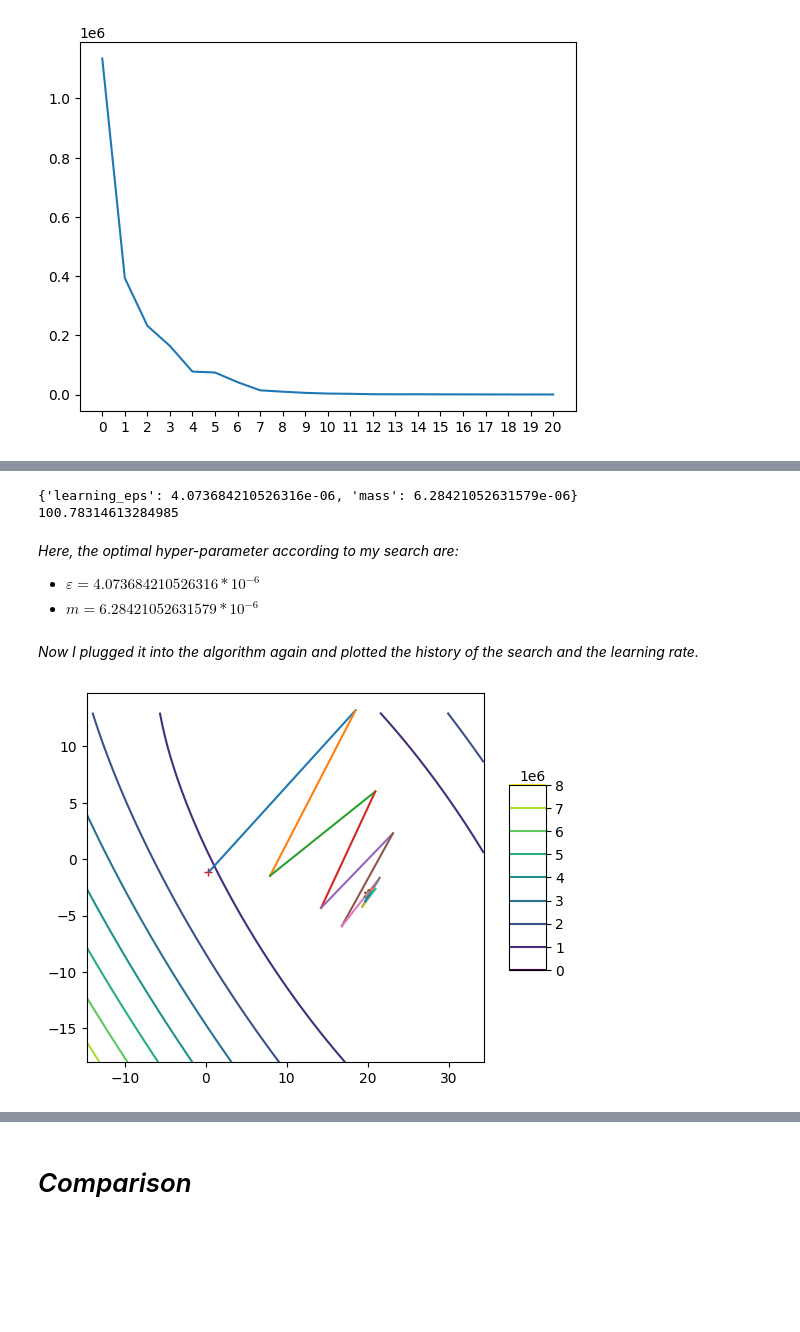
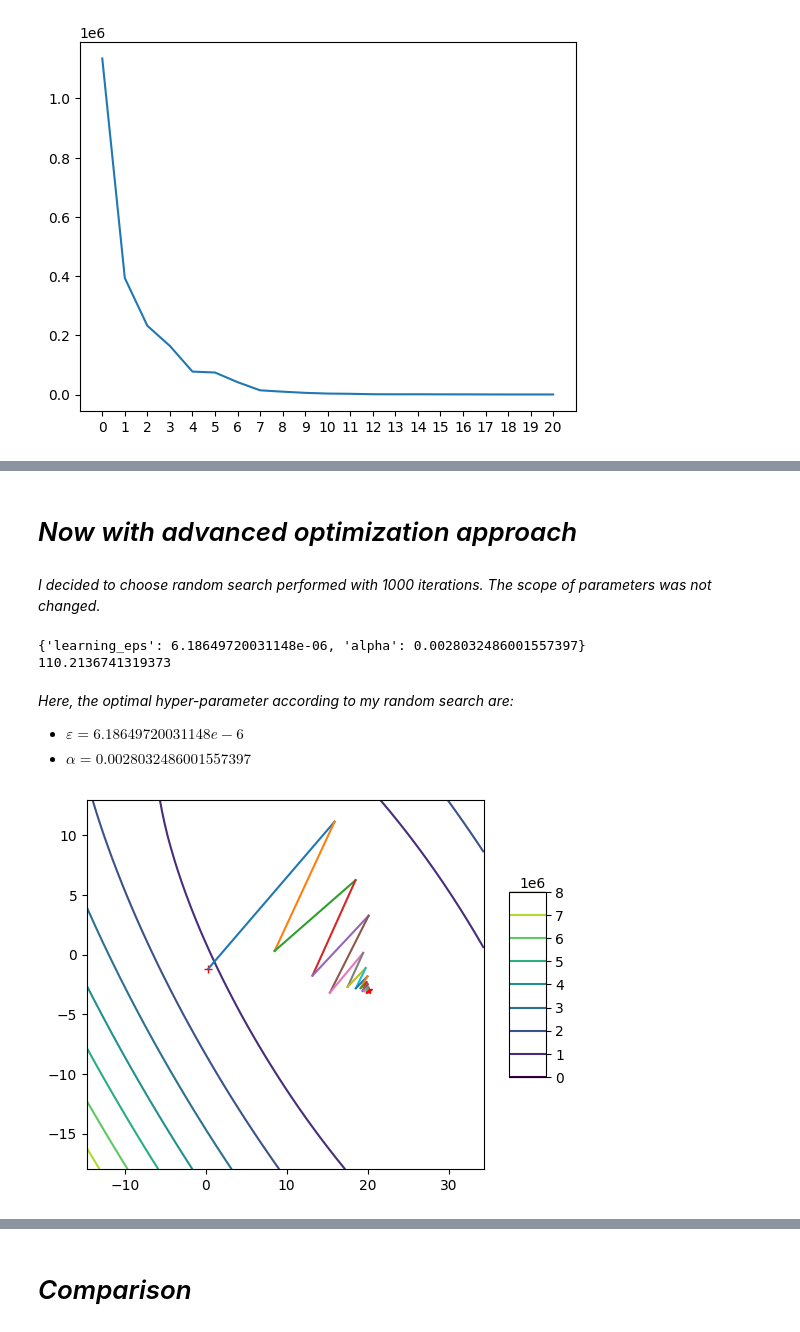
Before and after one commit to gundermann/DML_notebooks, a Jupyter notebook: assignments/assignment10 - Variants of stochastic gradient-based optimization.ipynb, the cells around one changed output, grey strips where cells are left out. Saved outputs shown, nothing was run; the diff lists cells and outputs as text; code cells hidden in the pictures; blank space fills up the shorter version.

```diff
--- a/assignments/assignment10 - Variants of stochastic gradient-based optimization.ipynb
+++ b/assignments/assignment10 - Variants of stochastic gradient-based optimization.ipynb
@@ -208,5 +201,8 @@ learning_eps = 0.00000006 # needed to change the learning rate. Otherwise I got
 # %% [markdown]
 ## SGD with adaptive learning rate
+# %%
+# SGD
+grad_loss2 = lambda ws, randinces: grad_mse(ws, m1, gradients1, XX[randinces, :], Y[randinces])
 # %% [markdown]
 The learning rate $\varepsilon$ is adapted in each iteration, e.g., exponentially by $\varepsilon_{k+1} = (1-\alpha)\varepsilon_{k}$ with $\alpha$ a new hyper-parameter.
 # %%
@@ -312,44 +270,55 @@ def stochastic_grad_desc_mse_with_momentum(K, ws, learning_eps, loss, grad_loss,
+# %% [markdown]
+# *Now with advanced optimization approach*
+# %% [markdown]
+*I decided to choose random search performed with 1000 iterations. The scope of parameters was not changed.*
 # %%
+from scipy.stats import uniform
+from tqdm import tqdm
 
-params = np.linspace(1/10*6e-6, 11/10*6e-6, 20)
+def sample_params(param_dist, random_state):
+    params = {}
+    for key, dist in param_dist.items():
+        params[key] = dist.rvs(random_state = random_state)
+    return params
 
-param_grid = {
-    'learning_eps': params.tolist(),
-    'mass': params.tolist()
+param_dist = {
+    'learning_eps': uniform(6e-7,6e-5),
+    'alpha': uniform(1e-5,3e-2)
 }
 
+n_iter = 1000
 best_score = 10000000
 best_params = None
 
-for learning_eps in param_grid['learning_eps']:
-    for mass in param_grid['mass']:
-        np.random.seed(42) # to be fair with the selection of mini batches in the whole search space
-        [ws, history] = stochastic_grad_desc_mse_with_momentum(K, ws0, learning_eps, mse1, grad_loss2, len(XX), mass, False)
+for i in tqdm(range(n_iter)):
+    params = sample_params(param_dist, i)
+    learning_eps = params['learning_eps']
+    alpha = params['alpha']
+    np.random.seed(42) # to be fair with the selection of mini batches in the whole search space
+    [ws, history] = stochastic_adaptive_grad_desc_mse(K, ws0, learning_eps, mse1, grad_loss2, len(XX), alpha, False)
 
-        score = mse1(ws)
-        if score < best_score:
-            best_score = score
-            best_params = {'learning_eps': learning_eps, 'mass': mass}
+    score = mse1(ws)
+    if score < best_score:
+        best_score = score
+        best_params = {'learning_eps': learning_eps, 'alpha': alpha}
 
 print(best_params)
 print(best_score)
 # %% [output]
-{'learning_eps': 4.073684210526316e-06, 'mass': 6.28421052631579e-06}
-100.78314613284985
+{'learning_eps': 6.18649720031148e-06, 'alpha': 0.0028032486001557397}
+110.2136741319373
 # %% [markdown]
-*Here, the optimal hyper-parameter according to my search are:*
-- $\varepsilon = 4.073684210526316 *10^{-6}$
-- $m = 6.28421052631579*10^{-6}$
+*Here, the optimal hyper-parameter according to my random search are:*
+- $\varepsilon = 6.18649720031148e-6$
+- $\alpha = 0.0028032486001557397$
-# %% [markdown]
-*Now I plugged it into the algorithm again and plotted the history of the search and the learning rate.*
 # %%
 plot3d(f, A, B, False)
 plt.plot(a10, a20,'*r')
 plt.plot(ws0[0], ws0[1],'+r')
 
-[ws, history2] = stochastic_grad_desc_mse_with_momentum(K, ws0, best_params['learning_eps'], mse1, grad_loss2, len(XX), best_params['mass'], True)
+[ws, history2] = stochastic_adaptive_grad_desc_mse(K, ws0, best_params['learning_eps'], mse1, grad_loss2, len(XX), best_params['alpha'], True)
 # %% [output]
-[figure, old version]
+[figure, new version]
 # %%
 plt.plot(range(len(history2)), history2)
 plt.xticks(range(len(history2)))
```
Also changed, not shown: parts of 16 cells of this notebook, 2 other files.
